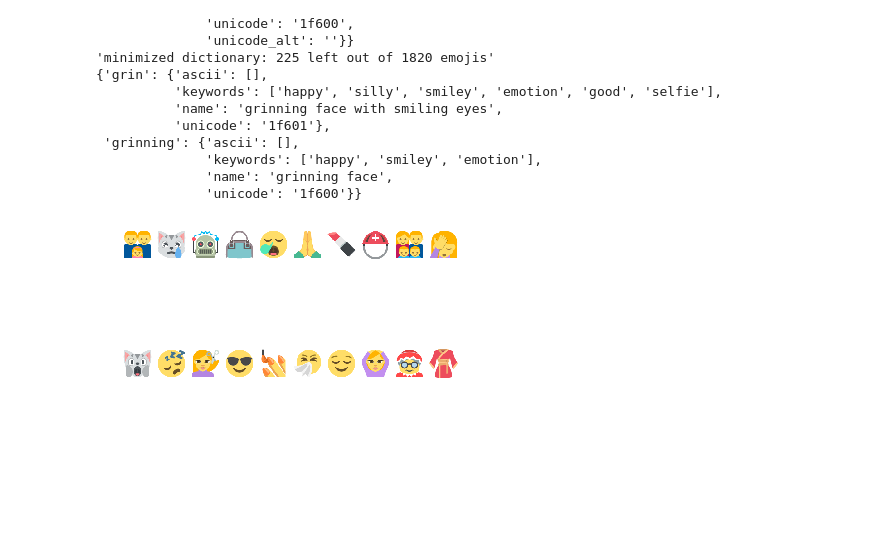
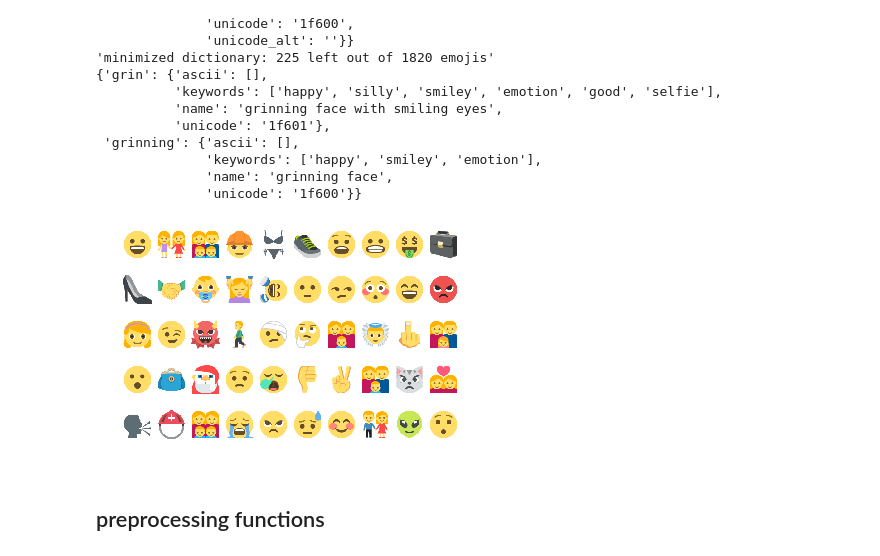
Before and after one commit to anoff/deep-emoji-gan, a Jupyter notebook: Smiley_Generator.ipynb, the cells around one changed output. Cells and saved outputs as stored; diff of their text form; code cells hidden in the pictures; blank space fills up the shorter version.

```diff
--- a/Smiley_Generator.ipynb
+++ b/Smiley_Generator.ipynb
@@ -58,14 +61,18 @@ image_paths = glob.glob("./emojione-2.2.7/assets/png/*.png")
 #pprint(image_paths[:10])
 filtered_files = [v["unicode"] for k,v in smileys.items()]
 filtered_files = [next(filter(lambda p: f+".png" in p, image_paths)) for f in filtered_files]
+# %%
+# load all files
+images = [mpimg.imread(f) for f in filtered_files]
 # %%
 # display 20 random emojis
-display_count = 20
-f, axarr = plt.subplots(2, display_count//2)
-for (i, f) in enumerate(random.sample(filtered_files, display_count)):
-    img=mpimg.imread(f)
-    a = axarr[0 + i//(display_count//2), i%(display_count//2)]
+display_count = 50
+f, axarr = plt.subplots(display_count//10, 10)
+for (i, img) in enumerate(random.sample(images, display_count)):
+    a = axarr[i%(display_count//10), i//(display_count//10)]
     a.imshow(img)
     a.axis("off")
 # %% [output]
-[figure, old version]
+[figure, new version]
+# %% [markdown]
+## preprocessing functions
```
Also changed, not shown: parts of 6 cells of this notebook.
